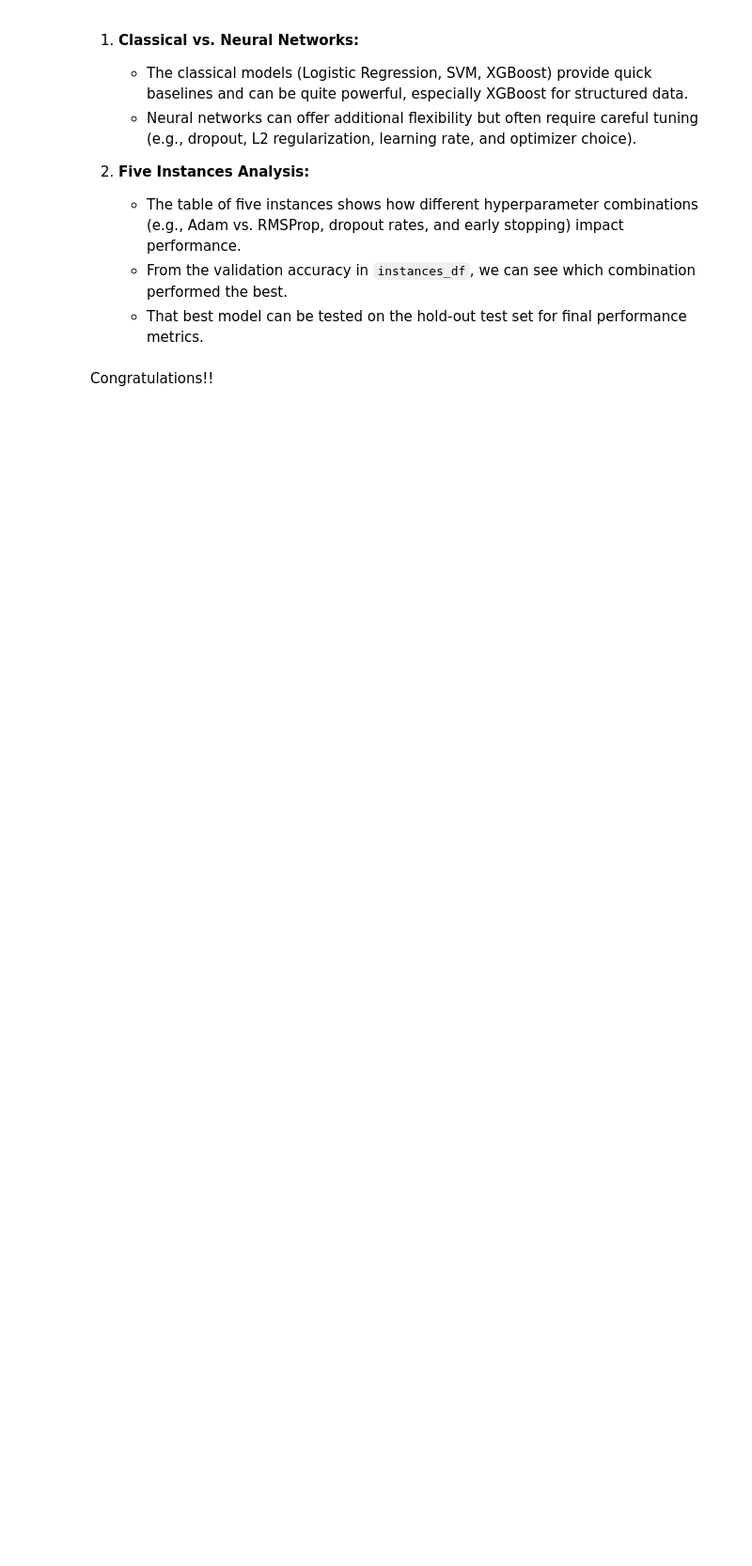
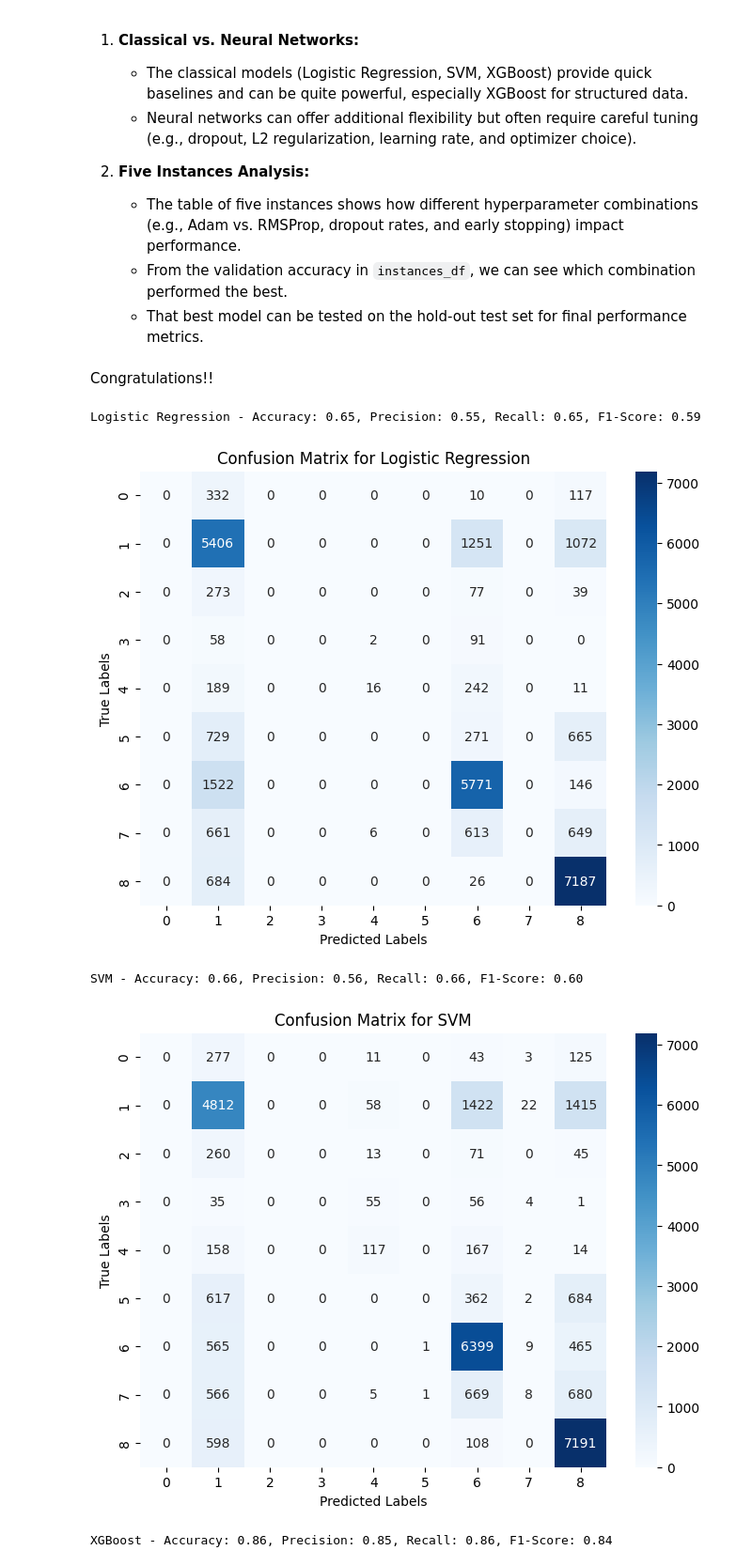
Before and after one commit to Ngum12/DRIAN---Conflict-Events---Model-Training-and-Evaluation2, a Jupyter notebook: Summative_Intro_to_ml_[Ngum_Dieudonne_number]_assignment.ipynb, the cells around one changed output. Shown at 94% size. Drawn from its saved outputs; the diff is of its cells as text; code cells hidden in the pictures; blank space fills up the shorter version.

```diff
--- a/Summative_Intro_to_ml_[Ngum_Dieudonne_number]_assignment.ipynb
+++ b/Summative_Intro_to_ml_[Ngum_Dieudonne_number]_assignment.ipynb
@@ -101,7 +103,7 @@ A quick preview (via head()) helps verify that the file loaded correctly.
 # %%
 # LOAD DATASET
 
-data = pd.read_csv('/content/Conflicts-afri_data - Conflicts-afri_datahome - data_set-conflict.csv.csv')
+data = pd.read_csv('/content/Conflicts-afri_data. - Conflicts-afri_datahome - data_set-conflict.csv.csv')
 print("Data loaded. Preview:")
 data.head()
 # %% [output]
@@ -797,3 +800,47 @@ Decoded NN Predictions: ['Riots/Protests' 'Riots/Protests' 'Riots/Protests'
    - That best model can be tested on the hold-out test set for final performance metrics.
 # %% [markdown]
 Congratulations!!
+# %%
+import matplotlib.pyplot as plt
+import seaborn as sns
+from sklearn.metrics import classification_report, accuracy_score, precision_score, recall_score, f1_score, confusion_matrix
+from tensorflow.keras.utils import plot_model
+
+# Evaluate all models
+def evaluate_model(model, X, y, model_name='Model'):
+    predictions = model.predict(X)
+    # Check if predictions are 2D (probabilities from NN) or 1D (class indices)
+    if predictions.ndim == 2:  # If 2D, get class indices
+        predictions = predictions.argmax(axis=1)
+
+    accuracy = accuracy_score(y, predictions)
+    precision = precision_score(y, predictions, average='weighted')
+    recall = recall_score(y, predictions, average='weighted')
+    f1 = f1_score(y, predictions, average='weighted')
+
+    print(f"{model_name} - Accuracy: {accuracy:.2f}, Precision: {precision:.2f}, Recall: {recall:.2f}, F1-Score: {f1:.2f}")
+
+    # Plotting confusion matrix
+    plt.figure(figsize=(8, 6))
+    cm = confusion_matrix(y, predictions)
+    sns.heatmap(cm, annot=True, fmt='d', cmap='Blues')
+    plt.title(f'Confusion Matrix for {model_name}')
+    plt.xlabel('Predicted Labels')
+    plt.ylabel('True Labels')
+    plt.show()
+
+    return accuracy, precision, recall, f1
+
+# Evaluations
+metrics = {}
+metrics['Logistic Regression'] = evaluate_model(lr_model, X_test, y_test, 'Logistic Regression')
+metrics['SVM'] = evaluate_model(svm_model, X_test, y_test, 'SVM')
+metrics['XGBoost'] = evaluate_model(xgb_model, X_test, y_test, 'XGBoost')
+metrics['Simple NN'] = evaluate_model(simple_nn, X_test, y_test, 'Simple Neural Network')
+metrics['Optimized NN'] = evaluate_model(optimized_nn, X_test, y_test, 'Optimized Neural Network')
+# %% [output]
+Logistic Regression - Accuracy: 0.65, Precision: 0.55, Recall: 0.65, F1-Score: 0.59
+[figure, added]
+SVM - Accuracy: 0.66, Precision: 0.56, Recall: 0.66, F1-Score: 0.60
+[figure, added]
+XGBoost - Accuracy: 0.86, Precision: 0.85, Recall: 0.86, F1-Score: 0.84
```
Also changed, not shown: parts of 7 cells of this notebook.
